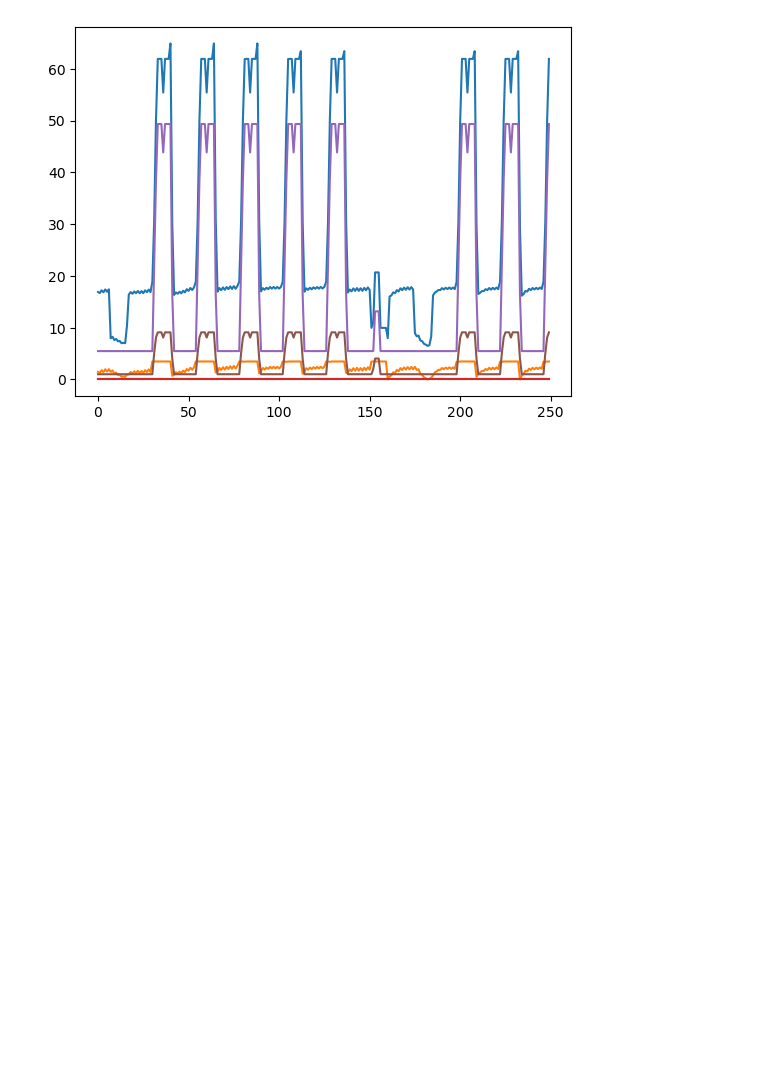
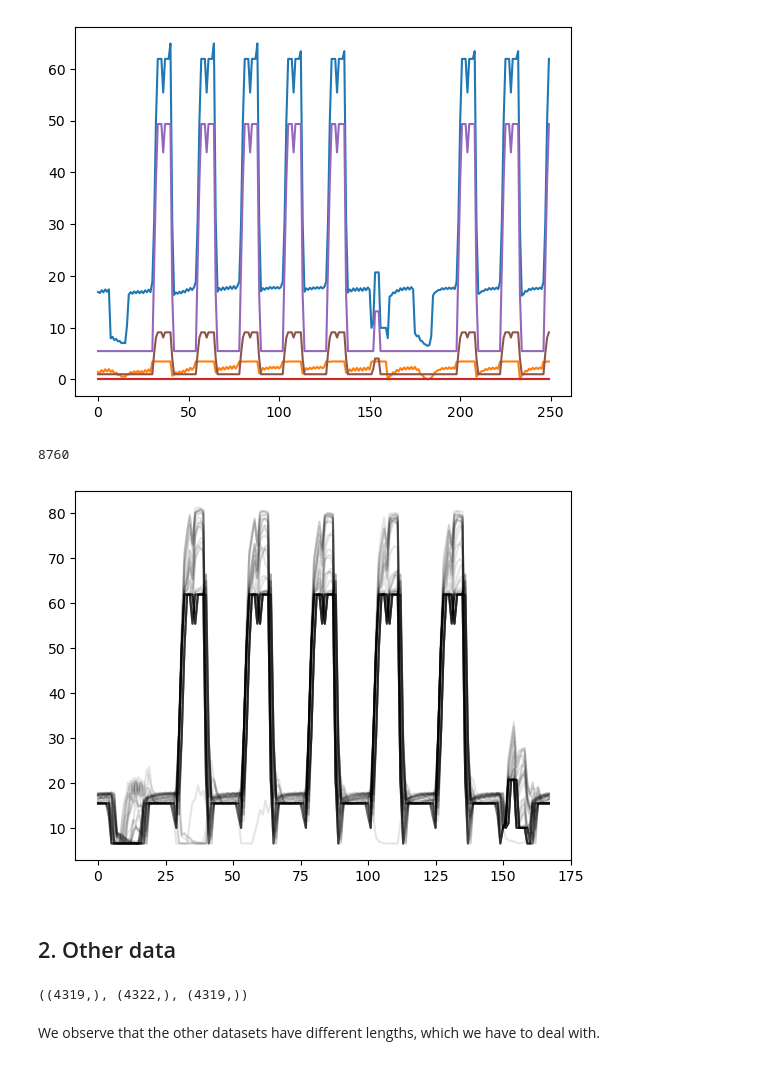
Before and after one commit to f-krause/uio-AIEI-project-1, a Jupyter notebook: notebooks/data_inspection.ipynb, the cells around one changed output. Cells and saved outputs as stored; diff of their text form; code cells hidden in the pictures; blank space fills up the shorter version.

```diff
--- a/notebooks/data_inspection.ipynb
+++ b/notebooks/data_inspection.ipynb
@@ -45,3 +59,14 @@ df["InteriorEquipment:Electricity [kW](Hourly)"][:T].plot.line(ax=ax)
 # %% [output]
 <Axes: >
 [figure]
+# %%
+df["Electricity:Facility [kW](Hourly)"].values.shape[0]
+# %% [output]
+8760
+# %%
+for w in df["Electricity:Facility [kW](Hourly)"].values[:52*24*7].reshape(-1, 24*7):
+  plt.plot(w, c="k", alpha=.1)
+# %% [output]
+[figure, added]
+# %% [markdown]
+## 2. Other data
@@ -47,0 +75,6 @@ df["InteriorEquipment:Electricity [kW](Hourly)"][:T].plot.line(ax=ax)
+# %%
+solarirradiance.shape, windspeed.shape, rate_consumption_charge.shape
+# %% [output]
+((4319,), (4322,), (4319,))
+# %% [markdown]
+We observe that the other datasets have different lengths, which we have to deal with.
```
Also changed, not shown: parts of 8 cells of this notebook, 1 other file.
